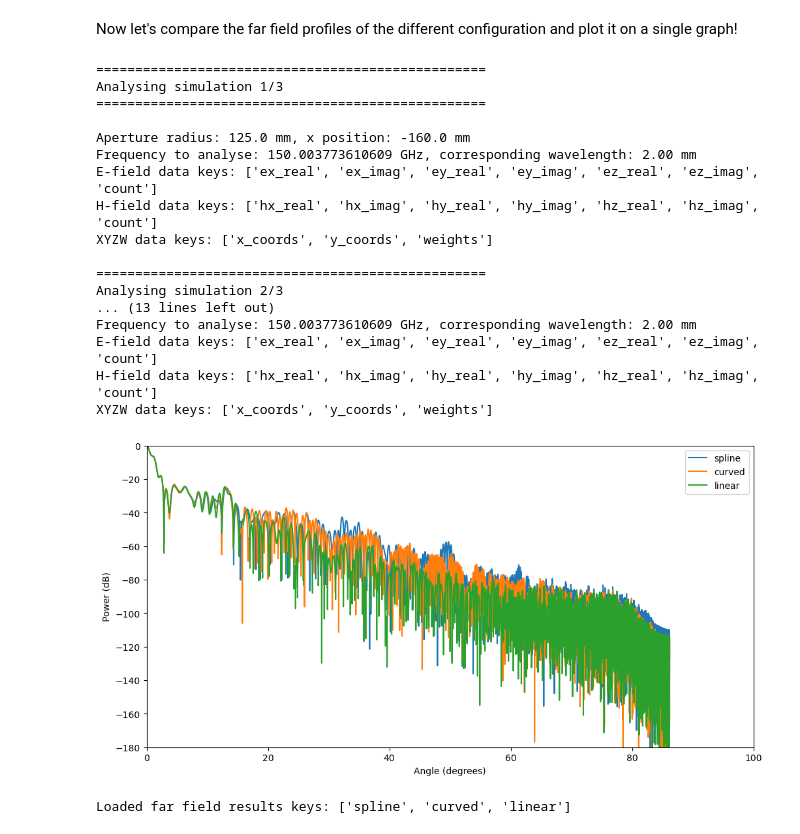
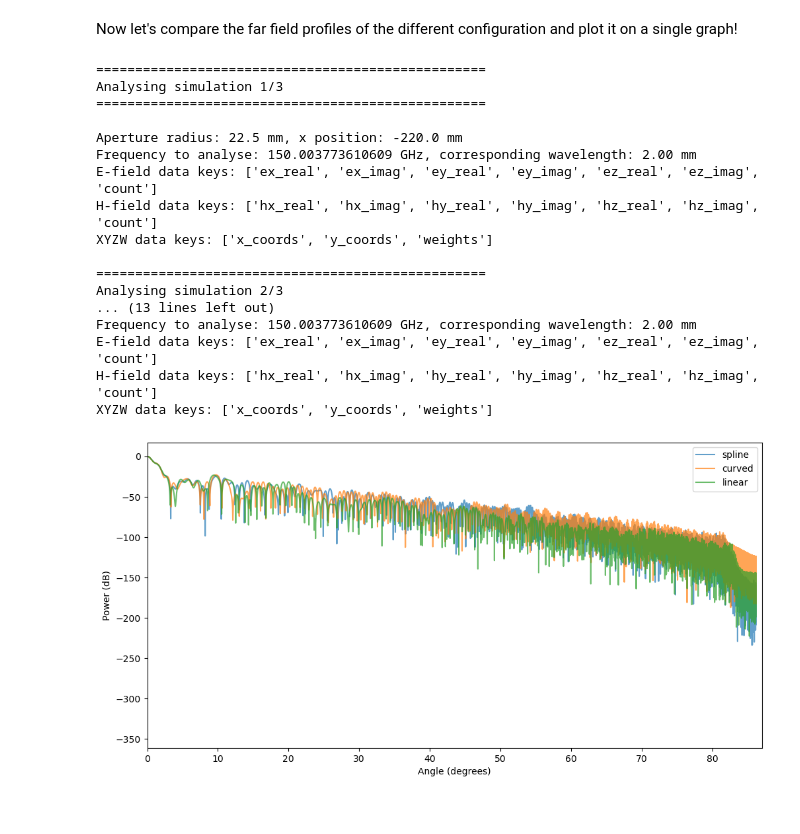
Before and after one commit to aa16oaslak/MeepSAT, a Jupyter notebook: examples/02_simple_single_lens_AddedComplexities_TRV_b_noflairs.ipynb, the cells around one changed output. Saved outputs shown, nothing was run; the diff lists cells and outputs as text; code cells hidden in the pictures.

Commit message:
simple lens far field

```diff
--- a/examples/02_simple_single_lens_AddedComplexities_TRV_b_noflairs.ipynb
+++ b/examples/02_simple_single_lens_AddedComplexities_TRV_b_noflairs.ipynb
@@ -331,7 +331,7 @@ res = 4
 # runtime
 runtime = 600
 # beam waist
-beam_waist = 1.45756 #1/7.05 #7.05 #1.45756792
+beam_waist = 1.45756
 
 # Savepath
 savepath_dir = f'auxilary_data/02_simple_single_lens_AddedComplexities_b/TRV/noflairs/output_files/{freq}GHz'
@@ -356,6 +356,9 @@ for i, config in enumerate(forebaffle_configs):
     sim_data = json.loads(json.dumps(data))
     sim_data["simulation"]["name"] += f"_config_{i}"
 
+    # Edit the beam waist for each configuration if needed
+    sim_data["sources"]['source1']["extra_args"]["width"] = float(beam_waist)
+
     output_path = f"{savepath_dir}/config_{i}"
     sim_data["output"]["savepath"]["path"] = output_path + "/"
     # Create the output directory if it doesn't exist
@@ -538,6 +539,8 @@ plt.figure(figsize=(12, 6))
 label_fb_config = ['spline', 'curved', 'linear']
 far_field_results = {}
 
+alpha= 0.7
+shift_aperture_slice = True
 for i, config in enumerate(forebaffle_configs):
     print(f"\n{'='*50}")
     print(f"Analysing simulation {i+1}/{len(forebaffle_configs)}")
@@ -562,8 +565,8 @@ for i, config in enumerate(forebaffle_configs):
 
     # print(data["sources"]["source1"]["frequecy"])
     # Define aperture radius OUTSIDE the loop
-    aperture_radius = data["simulation"]["primary_params"]["cell_size"]["y"]/2 #data["apertures"]["aperture1"]["diameter"] / 2
-    x_mm =-data["simulation"]["primary_params"]["cell_size"]["x"]/2 + 5  #data["apertures"]["aperture1"]["pos_x"]
+    aperture_radius =data["apertures"]["aperture1"]["diameter"] / 2 #data["simulation"]["primary_params"]["cell_size"]["y"]/2 #data["apertures"]["aperture1"]["diameter"] / 2
+    x_mm = -data["simulation"]["primary_params"]["cell_size"]["x"]/2 + 5  #data["apertures"]["aperture1"]["pos_x"]
     print(f"Aperture radius: {aperture_radius} mm, x position: {x_mm} mm")
     freq = data["sources"]["source1"]["frequecy"]
     zeropad = 15
@@ -608,9 +611,10 @@ for i, config in enumerate(forebaffle_configs):
     x_index = (np.abs(xyzw_data['x_coords'] - (x_mm))).argmin()
     aperture_slice_meepsat = ez[x_index, :]  # Extract 1D slice at x=-60
     aperture_slice_meepsat = np.abs(aperture_slice_meepsat)
+
     # Set everything else to NaN except the values within the aperture diameter
     aperture_slice_meepsat = np.where(np.abs(xyzw_data['y_coords']) <= aperture_radius, aperture_slice_meepsat, np.nan)
-    # aperture_slice_meepsat = np.abs(ez[x_index, :])
+    aperture_slice_meepsat = np.abs(ez[x_index, :])
     # Remove NaN indices from both the power and the corresponding y-coordinates
     valid_indices = ~np.isnan(aperture_slice_meepsat)
     aperture_slice_meepsat = aperture_slice_meepsat[valid_indices]
@@ -618,7 +622,7 @@ for i, config in enumerate(forebaffle_configs):
     aperture_slice_meepsat = aperture_slice_meepsat/np.max(aperture_slice_meepsat)  # Normalize the power for better comparison
     aperture_slice_meepsat_dB = 10 * np.log10(aperture_slice_meepsat + 1e-20)  # in dB
 
-    # # Plot the aperture slice for verification
+    # # # Plot the aperture slice for verification
     # plt.plot(y_coords_meepsat, aperture_slice_meepsat_dB, label=f"Aperture Slice - {label_fb_config[i]}")
     # plt.xlabel('Y-coordinate (mm)')
     # plt.ylabel('Normalized Power (dB)')
@@ -652,7 +656,7 @@ for i, config in enumerate(forebaffle_configs):
     # # Find peaks
     # peak_idx, properties = find_peaks(
     #     power_db,
-    #     height=-60,      # ignore very low sidelobes
+    #     height=-120,      # ignore very low sidelobes
     #     prominence=3     # adjust as needed
     # )
 
@@ -663,15 +667,18 @@ for i, config in enumerate(forebaffle_configs):
     #     prominence=3     # adjust as needed
     # )
 
+
     # # Find local maxima only
     # peaks, _ = find_peaks(
     #     power_db,
-    #     prominence=1,
+    #     prominence=3,
     #     distance=3
     # )
 
     # peak_angles = angle[peaks]
     # peak_power = power_db[peaks]
+
+    # plt.plot(peak_angles, peak_power, label=f"Peaks - {label_fb_config[i]}")
 
     # from scipy.interpolate import PchipInterpolator
 
@@ -685,12 +692,11 @@ for i, config in enumerate(forebaffle_configs):
 
     # envelope = interp(angle_smooth)
 
-    # # plt.plot(angle, power, alpha=0.2)
-    # plt.plot(angle_smooth, envelope, linewidth=2, label=f"{label_fb_config[i]}")
+    # plt.plot(angle, power, alpha=0.2)
+    # plt.plot(angle_smooth, envelope, linewidth=2, label= label_fb_config[i])
 
     # Plot full pattern
-    plt.plot(angle, power_db, label=label_fb_config[i])
-
+    plt.plot(angle, power_db, label=label_fb_config[i], alpha=alpha)
 #     # # Plot peak points only
 #     # plt.scatter(
 #     #     angle[peak_idx],
@@ -708,8 +714,8 @@ for i, config in enumerate(forebaffle_configs):
 
 plt.xlabel('Angle (degrees)')
 plt.ylabel('Power (dB)')
-plt.xlim(0, 100)
-plt.ylim(-180,0)
+plt.xlim(0, 87)
+# plt.ylim(-80,0)
 plt.legend()
 
 # # Save the figure
@@ -731,33 +737,32 @@ plt.show()
 # Save the far field results as a dictionary for later analysis
 save_dir = os.path.join('./../processed_data', 'simple_single_lens_AddedComplexities_TRV_b_noflairs', f'{freq}GHz')
 os.makedirs(save_dir, exist_ok=True)
 far_field_results_path = os.path.join(save_dir, 'far_field_results.npz')
 # Save the dictionary as a numpy compressed file
 np.savez_compressed(far_field_results_path, **far_field_results)
 
 # #print range of y coords and delta y
 # print(f"Y-coordinates range: {y_coords_meepsat.min()} mm to {y_coords_meepsat.max()} mm, Delta y: {y_coords_meepsat[1] - y_coords_meepsat[0]} mm")
 
 # # Load the saved far field results for verification
 # loaded_far_field_results = np.load(far_field_results_path, allow_pickle=True)
 # print("Loaded far field results keys:", loaded_far_field_results.files)
 # %% [output]
 ==================================================
 Analysing simulation 1/3
 ==================================================
 
-Aperture radius: 125.0 mm, x position: -160.0 mm
+Aperture radius: 22.5 mm, x position: -220.0 mm
 Frequency to analyse: 150.003773610609 GHz, corresponding wavelength: 2.00 mm
 E-field data keys: ['ex_real', 'ex_imag', 'ey_real', 'ey_imag', 'ez_real', 'ez_imag', 'count']
 H-field data keys: ['hx_real', 'hx_imag', 'hy_real', 'hy_imag', 'hz_real', 'hz_imag', 'count']
 XYZW data keys: ['x_coords', 'y_coords', 'weights']
 
 ==================================================
 Analysing simulation 2/3
 ... (13 lines left out)
 Frequency to analyse: 150.003773610609 GHz, corresponding wavelength: 2.00 mm
 E-field data keys: ['ex_real', 'ex_imag', 'ey_real', 'ey_imag', 'ez_real', 'ez_imag', 'count']
 H-field data keys: ['hx_real', 'hx_imag', 'hy_real', 'hy_imag', 'hz_real', 'hz_imag', 'count']
 XYZW data keys: ['x_coords', 'y_coords', 'weights']
-[figure, old version]
+[figure, new version]
-Loaded far field results keys: ['spline', 'curved', 'linear']
```
Also changed, not shown: parts of 3 cells of this notebook, 9 other files.
